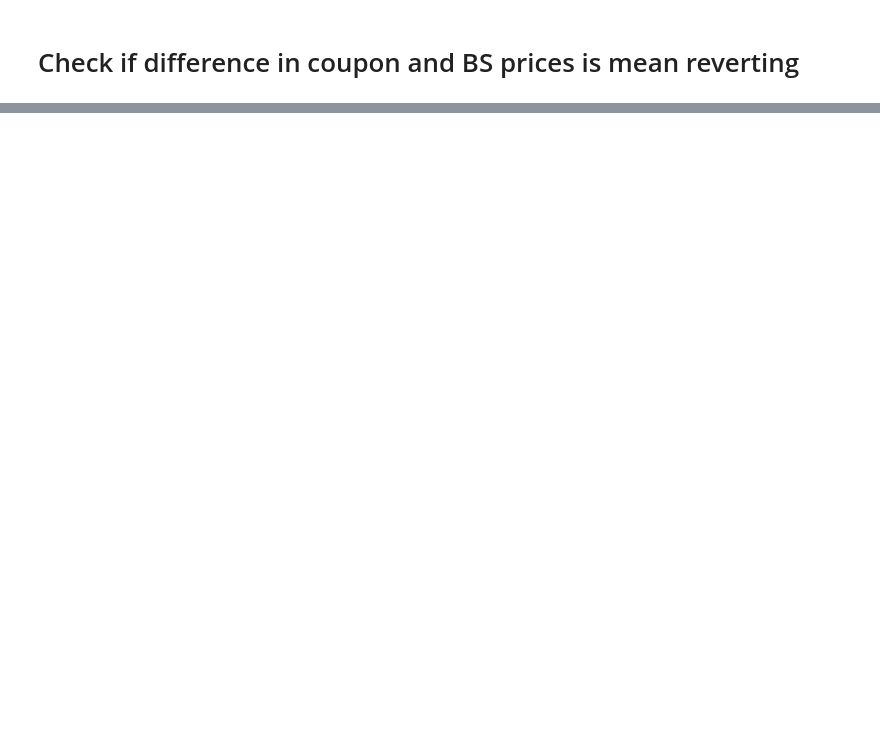
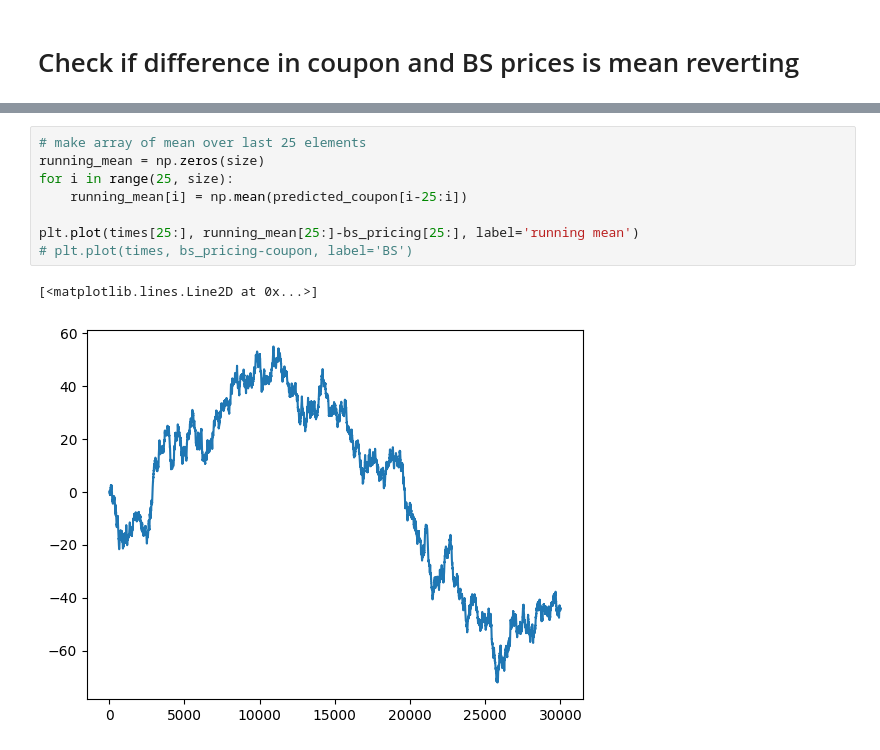
Before and after one commit to simonswe/prosperity2_traderbots, a Jupyter notebook: round4/ez_data_exploration.ipynb, the cells around one changed output, grey strips where cells are left out. Drawn from its saved outputs; the diff is of its cells as text; blank space fills up the shorter version.

```diff
--- a/round4/ez_data_exploration.ipynb
+++ b/round4/ez_data_exploration.ipynb
@@ -349 +383,12 @@ The series is likely mean-reverting.
 True
+# %%
+# make array of mean over last 25 elements
+running_mean = np.zeros(size)
+for i in range(25, size):
+    running_mean[i] = np.mean(predicted_coupon[i-25:i])
+
+plt.plot(times[25:], running_mean[25:]-bs_pricing[25:], label='running mean')
+# plt.plot(times, bs_pricing-coupon, label='BS')
+# %% [output]
+[<matplotlib.lines.Line2D at 0x...>]
+[figure, added]
```
Also changed, not shown: parts of 7 cells of this notebook, 3 other files.
